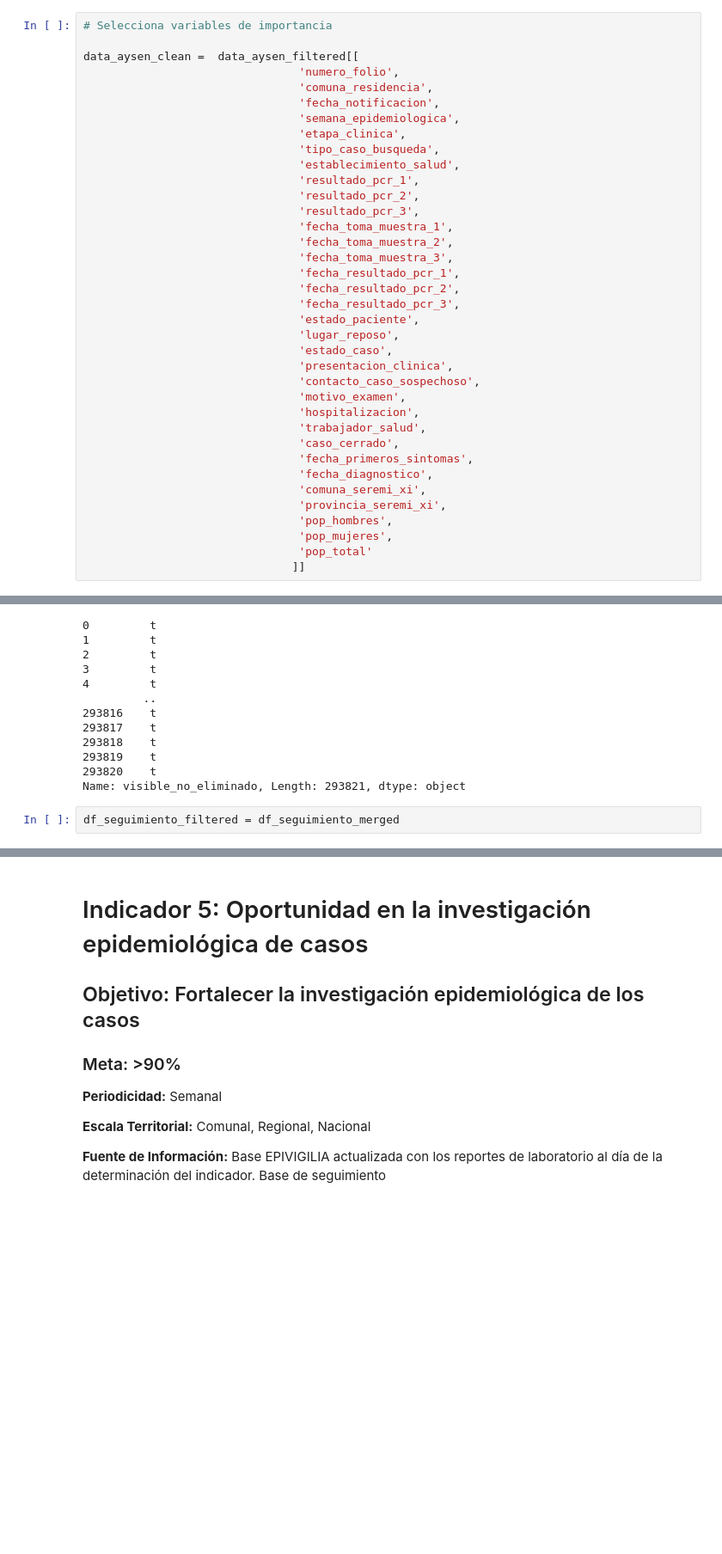
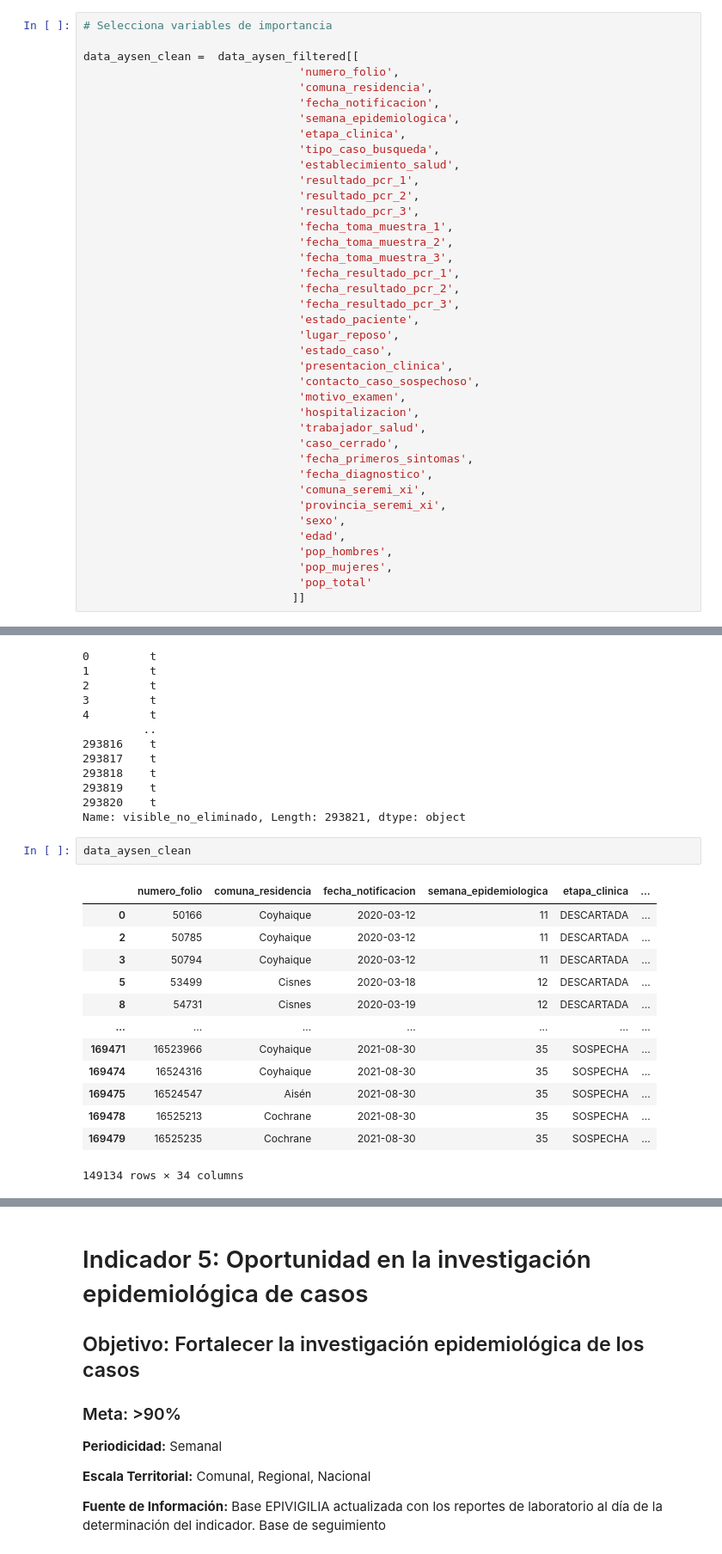
Before and after one commit to millacurafa/SeremiSaludAysenCovid, a Jupyter notebook: indicadores_trazabilidad.ipynb, the cells around one changed output, grey strips where cells are left out. Shown at 86% size. Cells and saved outputs as stored; diff of their text form; blank space fills up the shorter version.

```diff
--- a/indicadores_trazabilidad.ipynb
+++ b/indicadores_trazabilidad.ipynb
@@ -138,6 +138,8 @@ data_aysen_clean =  data_aysen_filtered[[
                                 'fecha_diagnostico',
                                 'comuna_seremi_xi',
                                 'provincia_seremi_xi',
+                                'sexo',
+                                'edad',
                                 'pop_hombres',
                                 'pop_mujeres',
                                 'pop_total'
@@ -521,5 +523,19 @@ df_seguimiento_merged['visible_no_eliminado']
 293819    t
 293820    t
 Name: visible_no_eliminado, Length: 293821, dtype: object
-# %%
-df_seguimiento_filtered = df_seguimiento_merged
+# %%
+data_aysen_clean
+# %% [output]
+|  | numero_folio | comuna_residencia | fecha_notificacion | semana_epidemiologica | etapa_clinica | ... |
+| 0 | 50166 | Coyhaique | 2020-03-12 | 11 | DESCARTADA | ... |
+| 2 | 50785 | Coyhaique | 2020-03-12 | 11 | DESCARTADA | ... |
+| 3 | 50794 | Coyhaique | 2020-03-12 | 11 | DESCARTADA | ... |
+| 5 | 53499 | Cisnes | 2020-03-18 | 12 | DESCARTADA | ... |
+| 8 | 54731 | Cisnes | 2020-03-19 | 12 | DESCARTADA | ... |
+| ... | ... | ... | ... | ... | ... | ... |
+| 169471 | 16523966 | Coyhaique | 2021-08-30 | 35 | SOSPECHA | ... |
+| 169474 | 16524316 | Coyhaique | 2021-08-30 | 35 | SOSPECHA | ... |
+| 169475 | 16524547 | Aisén | 2021-08-30 | 35 | SOSPECHA | ... |
+| 169478 | 16525213 | Cochrane | 2021-08-30 | 35 | SOSPECHA | ... |
+| 169479 | 16525235 | Cochrane | 2021-08-30 | 35 | SOSPECHA | ... |
+149134 rows × 34 columns
```
Also changed, not shown: parts of 23 cells of this notebook.
